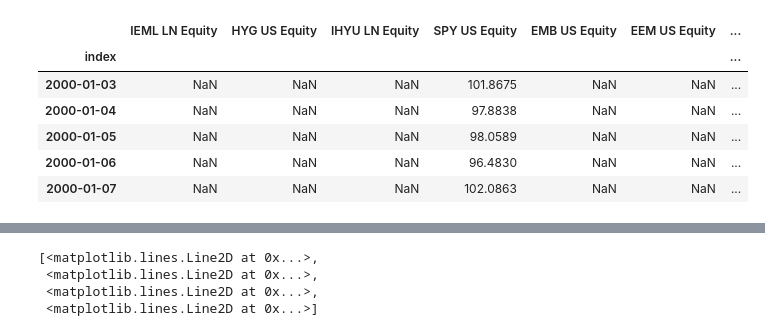
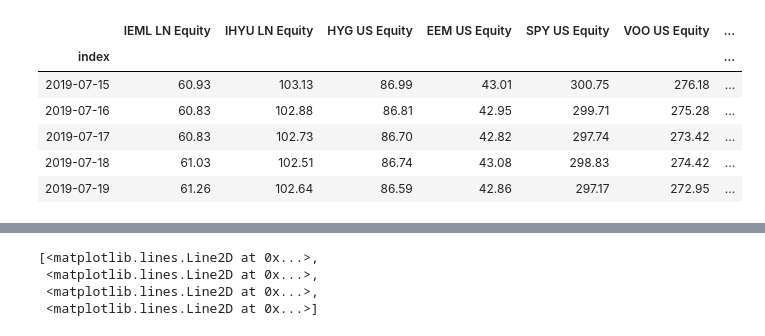
Before and after one commit to esvhd/mlstack, a Jupyter notebook: notebooks/fin_transformer.ipynb, the cells around one changed output, grey strips where cells are left out. Saved outputs shown, nothing was run; the diff lists cells and outputs as text; code cells hidden in the pictures.

```diff
--- a/notebooks/fin_transformer.ipynb
+++ b/notebooks/fin_transformer.ipynb
@@ -5,11 +7,11 @@ data = '/Users/zwl/data/etf.h5'
 px = pd.read_hdf(data, key='close')
 # %%
-px.head()
+px.tail()
 # %% [output]
-|  | IEML LN Equity | HYG US Equity | IHYU LN Equity | SPY US Equity | EMB US Equity | EEM US Equity | ... |
+|  | IEML LN Equity | IHYU LN Equity | HYG US Equity | EEM US Equity | SPY US Equity | VOO US Equity | ... |
 | index |  |  |  |  |  |  | ... |
-| 2000-01-03 | NaN | NaN | NaN | 101.8675 | NaN | NaN | ... |
-| 2000-01-04 | NaN | NaN | NaN | 97.8838 | NaN | NaN | ... |
-| 2000-01-05 | NaN | NaN | NaN | 98.0589 | NaN | NaN | ... |
-| 2000-01-06 | NaN | NaN | NaN | 96.4830 | NaN | NaN | ... |
-| 2000-01-07 | NaN | NaN | NaN | 102.0863 | NaN | NaN | ... |
+| 2019-07-15 | 60.93 | 103.13 | 86.99 | 43.01 | 300.75 | 276.18 | ... |
+| 2019-07-16 | 60.83 | 102.88 | 86.81 | 42.95 | 299.71 | 275.28 | ... |
+| 2019-07-17 | 60.83 | 102.73 | 86.70 | 42.82 | 297.74 | 273.42 | ... |
+| 2019-07-18 | 61.03 | 102.51 | 86.74 | 43.08 | 298.83 | 274.42 | ... |
+| 2019-07-19 | 61.26 | 102.64 | 86.59 | 42.86 | 297.17 | 272.95 | ... |
```
Also changed, not shown: parts of 53 cells of this notebook, 2 other files.
